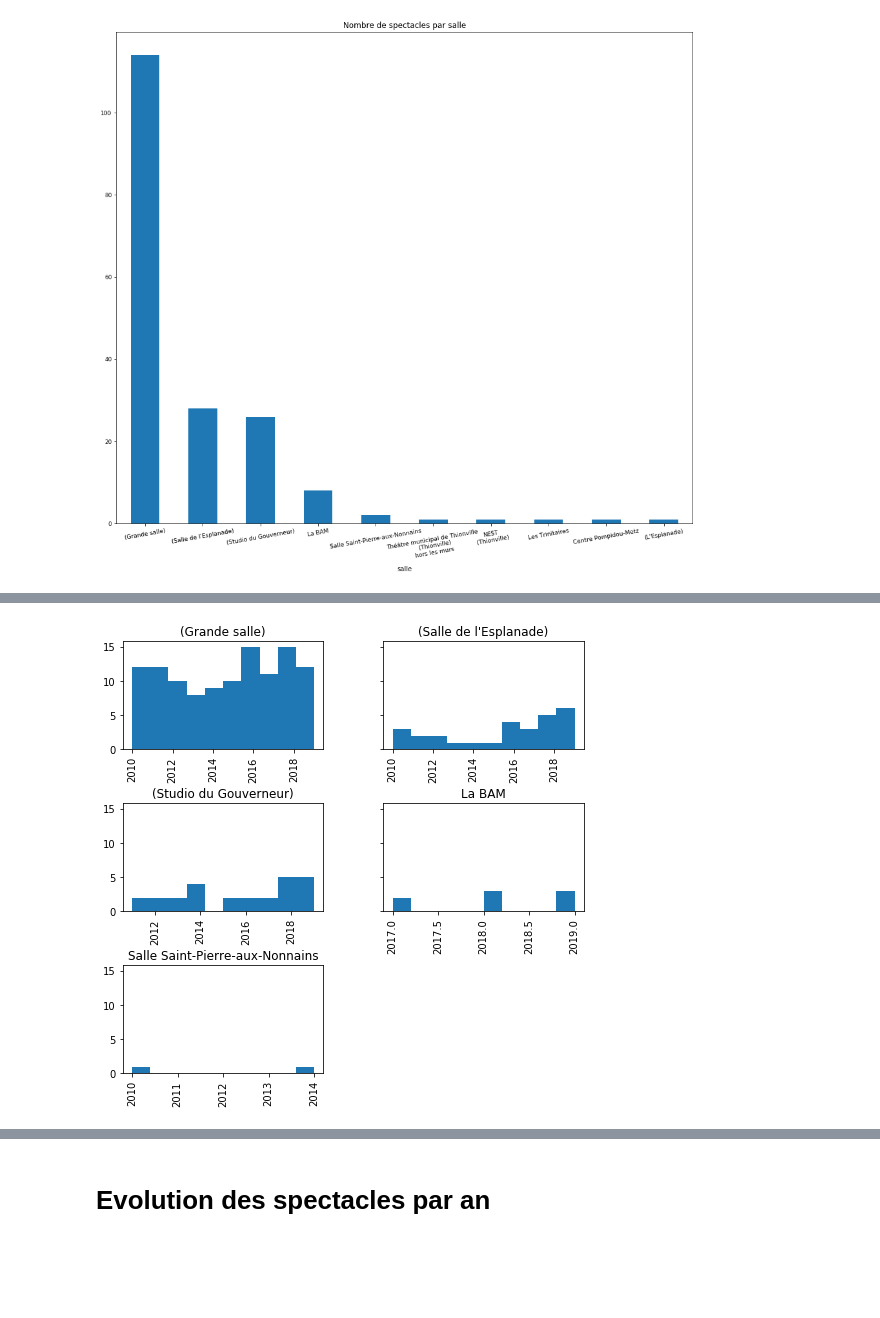
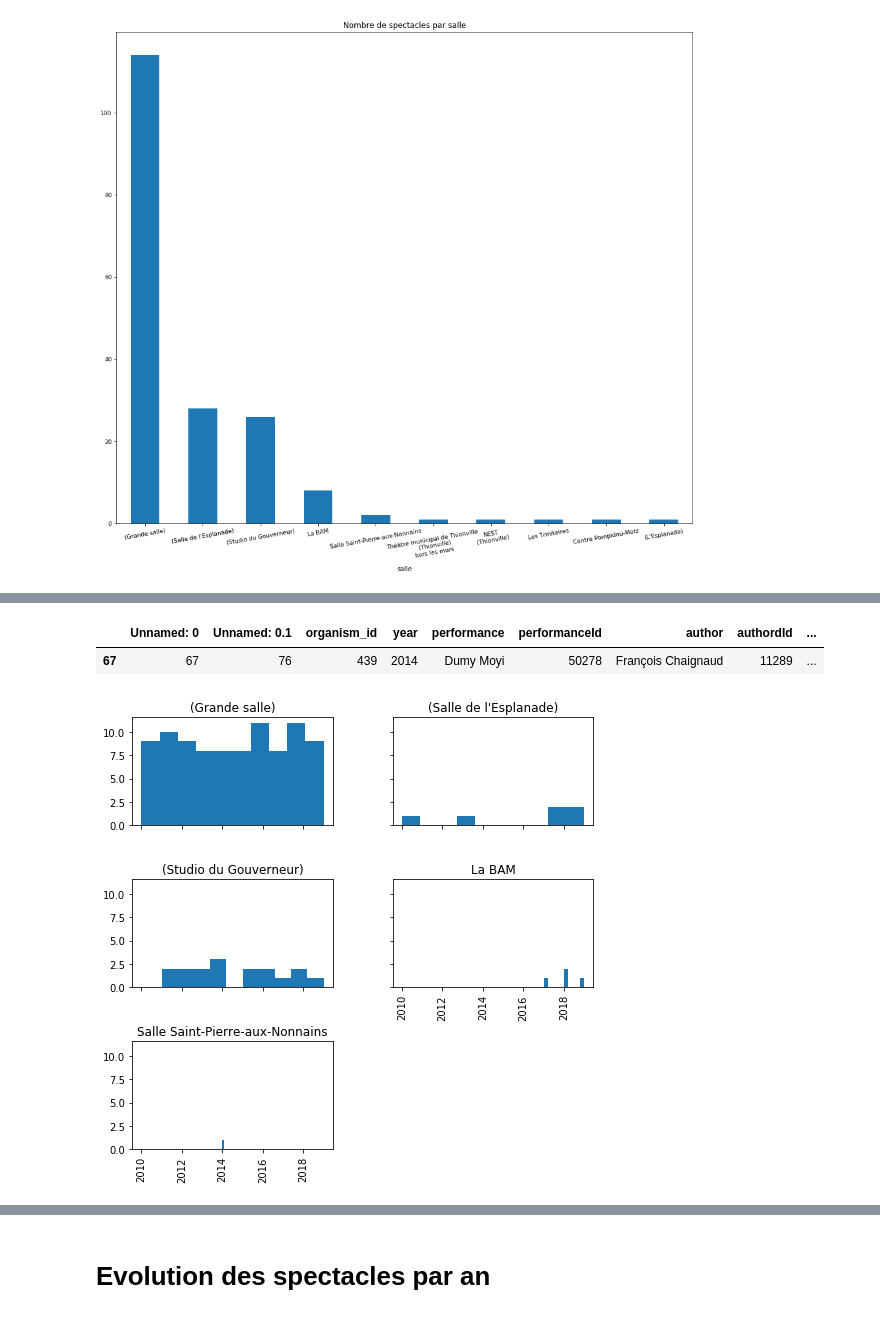
Before and after one commit to eliselavy/scrapper-notebook, a Jupyter notebook: notebooks/archives_spectacle/question_archives.ipynb, the cells around one changed output, grey strips where cells are left out. Saved outputs shown, nothing was run; the diff lists cells and outputs as text; code cells hidden in the pictures; blank space fills up the shorter version.

Commit message:
clean datas

```diff
--- a/notebooks/archives_spectacle/question_archives.ipynb
+++ b/notebooks/archives_spectacle/question_archives.ipynb
@@ -145,0 +448,4 @@ xlabel = ax.set_xlabel('salle')
+# %%
+organismId=439
+df = pd.merge(left=df_spectacle, right=df_genre,how='left', left_on='performanceId', right_on='performanceId')
+df["performanceId"].value_counts()
@@ -145,0 +465,7 @@ xlabel = ax.set_xlabel('salle')
+# %%
+#Filtre sur les spectacles de danse
+import re
+#Filtre sur le genre - string contains danse
+df=df[df['Genre'].astype(str).str.contains("Danse",flags=re.IGNORECASE, regex=True)]
+df.to_csv(os.getcwd() + "/data/all_10_years_organism_" + str(organismId) + '_danse.csv')
+df
@@ -146,34 +486,49 @@ xlabel = ax.set_xlabel('salle')
+# %%
+df_studio = df[df['place'].isin(["Salle Saint-Pierre-aux-Nonnains"])]
+#df_organism = df_organism[df_organism['year'].isin(["2018"])]
+df_studio
+# %% [output]
+|  | Unnamed: 0 | Unnamed: 0.1 | organism_id | year | performance | performanceId | author | authordId | ... |
+| 67 | 67 | 76 | 439 | 2014 | Dumy Moyi | 50278 | François Chaignaud | 11289 | ... |
 # %%
 #Michèle Paradon besoin d'une salle avec une jauge plus petite - voir l'utilisation au cours des années
 
 import pandas as pd
-csv_file_path = "all_10_years_organism_439.csv"
-df_organism = pd.read_csv(csv_file_path)
-df_organism = df_organism[df_organism['performanceId'] != 0]
+import matplotlib.pyplot as plt
+organismId="439"
+csv_file_path = os.getcwd() + "/data/all_10_years_organism_" + organismId + "_danse.csv"
+df_spectacle_arsenal = pd.read_csv(csv_file_path)
+
+
+
 filter_salle = [
     "(Grande salle)",
     "(Studio du Gouverneur)",
     "(Salle de l'Esplanade)",
     "La BAM",
     "Salle Saint-Pierre-aux-Nonnains",
 ]
 
-salle_use = pd.pivot_table(
-    salle_zoom_df,
-    index='place',
-    aggfunc={'organism_id': 'count'}
-).rename(columns={'organism_id':'size'})
 
 
-salle_zoom_df = df_organism[df_organism.place.isin(filter_salle)]
+#salle_use = pd.pivot_table(
+#    salle_zoom_df,
+#    index='place',
+#    aggfunc={'organism_id': 'count'}
+#).rename(columns={'organism_id':'size'})
+
+
+salle_zoom_df = df[df.place.isin(filter_salle)]
 # let's reshape the data
 # to make plotting easier
 axes = salle_zoom_df.hist(
     column='year',
     by='place',
-    sharex=False,
+    sharex=True,
     sharey=True,
     figsize=(8,8),
 )
+
+plt.savefig(os.getcwd() + "/data/arsenal_salle.png", dpi=300)
 # %% [output]
-[figure, old version]
+[figure, new version]
```
Also changed, not shown: parts of 52 cells of this notebook, 3 other files.
